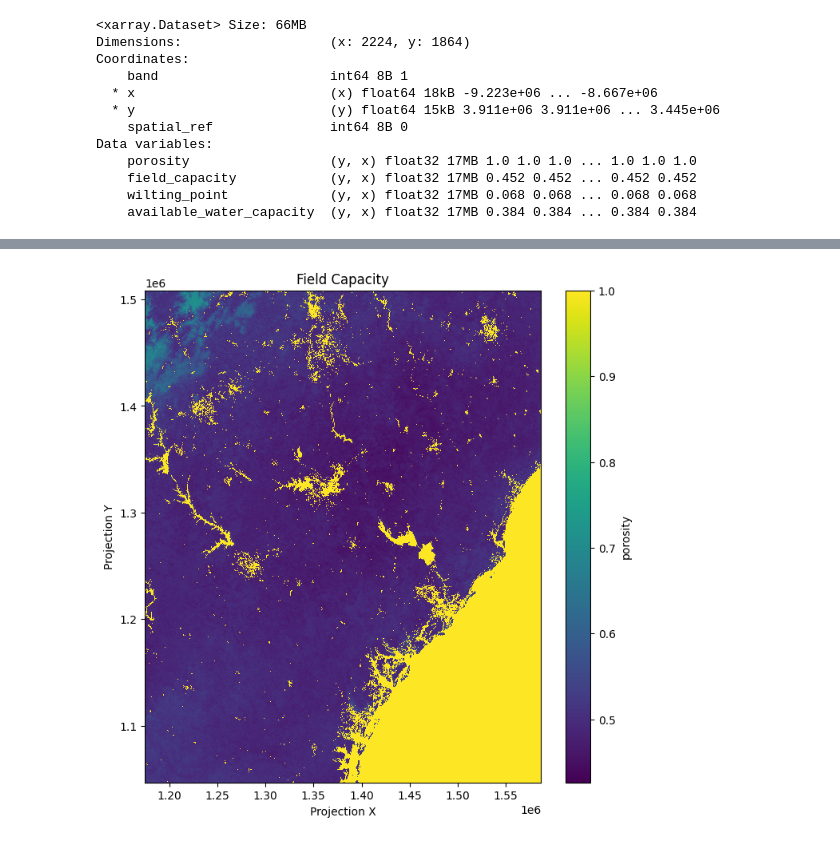
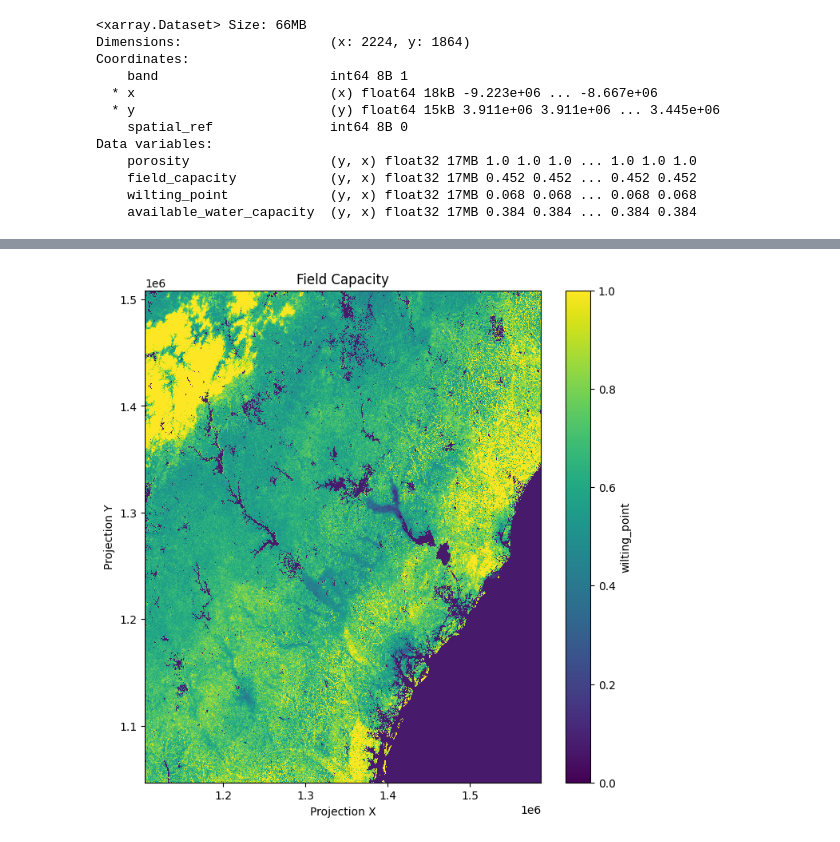
Before and after one commit to r0binsonCrusoe/trail_wetness_index, a Jupyter notebook: soils.ipynb, the cells around one changed output, grey strips where cells are left out. Cells and saved outputs as stored; diff of their text form; code cells hidden in the pictures.

Commit message:
subsetting and plotting soils

```diff
--- a/soils.ipynb
+++ b/soils.ipynb
@@ -360,13 +362,13 @@ Data variables:
 # %%
-soil_ds_sc_5070 = soil_ds_5070.sel(x=slice(1175065, 1586690), y=slice(1508561, 1046893))
+soil_ds_sc_5070 = soil_ds_5070.sel(x=slice(1105065, 1586690), y=slice(1508561, 1046893)) # need to mask this to remove oceans. Probably before doing the calculations
 # %%
 plt.figure(figsize=(8,8))
-soil_ds_sc_5070['porosity'].plot()
+soil_ds_sc_5070['wilting_point'].plot()
 plt.title("Field Capacity")
 plt.xlabel("Projection X")
 plt.ylabel("Projection Y")
 plt.show()
 # %% [output]
-[figure, old version]
+[figure, new version]
 # %%
 # soil_ds_5070.to_netcdf("./data/soil_ds_5070.nc") #produced a 5.7GB file!
```
Also changed, not shown: parts of 4 cells of this notebook, 2 other files.
